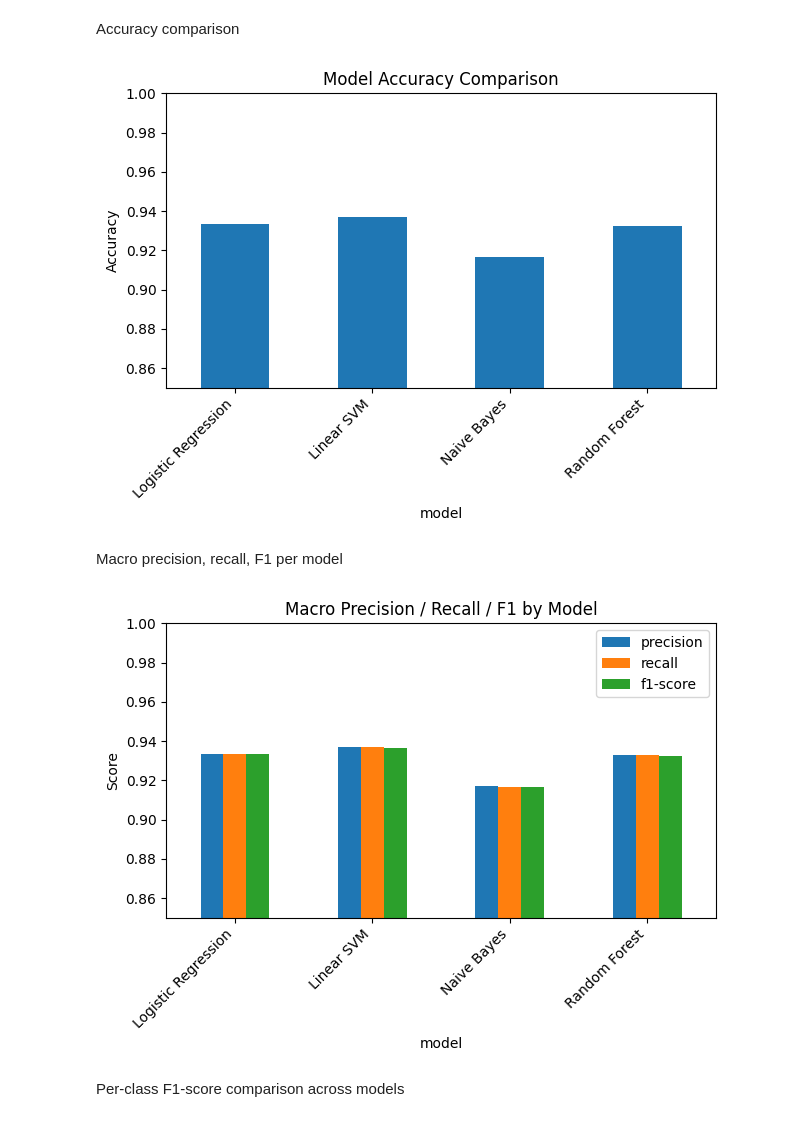
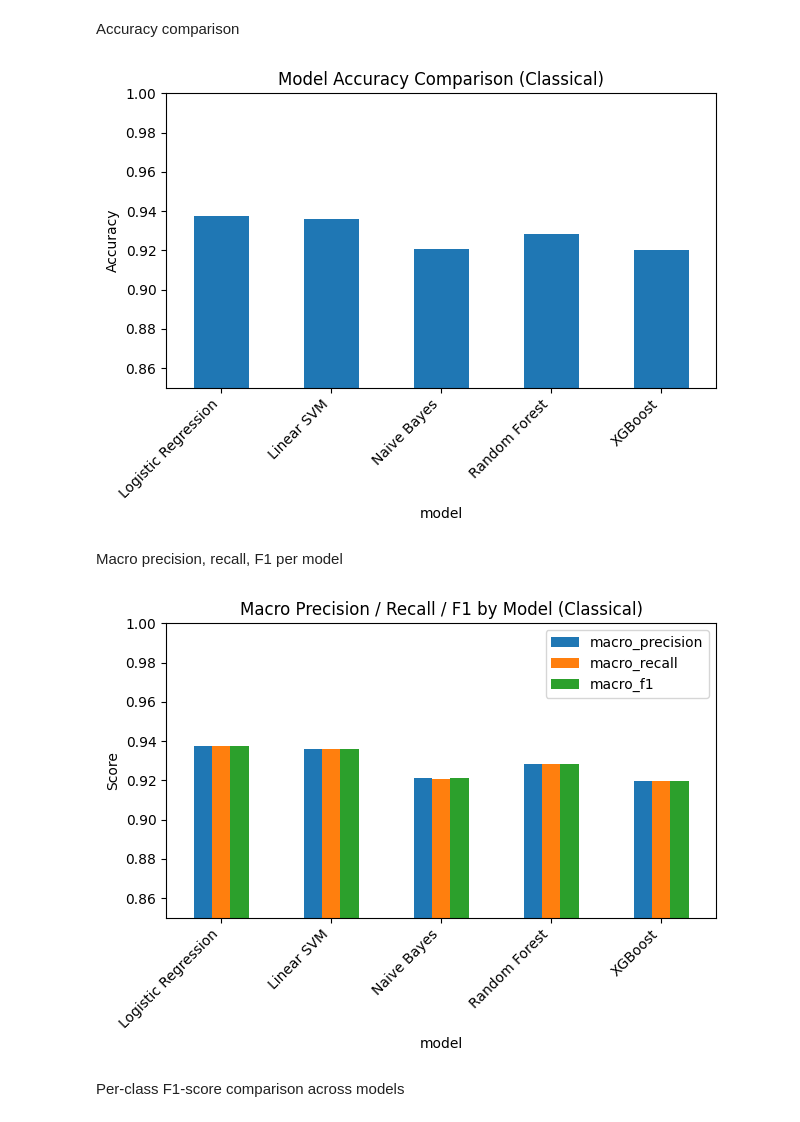
Before and after one commit to ozense1/emotion_classify, a Jupyter notebook: 1_classical_model.ipynb, the cells around one changed output. Saved outputs shown, nothing was run; the diff lists cells and outputs as text; code cells hidden in the pictures.

```diff
--- a/1_classical_model.ipynb
+++ b/1_classical_model.ipynb
@@ -83,2 +316,7 @@ results
 # %% [markdown]
 ## Graphs
+# %%
+classical_results_df = pd.read_csv('classical_model_macro_results.csv')
+# %%
+classical_results_df.set_index('model')
+classical_results_df
@@ -85,46 +341,36 @@ results
 # %% [markdown]
 Accuracy comparison
 # %%
-import matplotlib.pyplot as plt
-import pandas as pd
+acc_df = classical_results_df[classical_results_df["class"] == "macro avg"][["model", "accuracy"]]
 
-acc_df = pd.DataFrame({
-    'model': list(results.keys()),
-    'accuracy': [results[m]['accuracy'] for m in results]
-})
+acc_df = acc_df.set_index("model")
 
-acc_df = acc_df.set_index('model')
-
-acc_df.plot(kind='bar', legend=False)
-plt.ylabel('Accuracy')
-plt.title('Model Accuracy Comparison')
+acc_df.plot(kind="bar", legend=False)
+plt.ylabel("Accuracy")
+plt.title("Model Accuracy Comparison (Classical)")
 plt.ylim(0.85, 1.0)
-plt.xticks(rotation=45, ha='right')
+plt.xticks(rotation=45, ha="right")
 plt.tight_layout()
 plt.show()
 # %% [output]
-[figure, old version]
+[figure, new version]
 # %% [markdown]
 Macro precision, recall, F1 per model
 # %%
-macro_df = pd.DataFrame({
-    'model': list(results.keys()),
-    'precision': [results[m]['report']['macro avg']['precision'] for m in results],
-    'recall': [results[m]['report']['macro avg']['recall'] for m in results],
-    'f1-score': [results[m]['report']['macro avg']['f1-score'] for m in results],
-})
+macro_df = classical_results_df[classical_results_df["class"] == "macro avg"][["model", "precision", "recall", "f1-score"]]
 
-macro_df = macro_df.set_index('model')
+macro_df = macro_df.set_index("model")
+macro_df.columns = ["macro_precision", "macro_recall", "macro_f1"]
 
-macro_df.plot(kind='bar')
-plt.ylabel('Score')
-plt.title('Macro Precision / Recall / F1 by Model')
+macro_df.plot(kind="bar")
+plt.ylabel("Score")
+plt.title("Macro Precision / Recall / F1 by Model (Classical)")
 plt.ylim(0.85, 1.0)
-plt.xticks(rotation=45, ha='right')
+plt.xticks(rotation=45, ha="right")
 plt.tight_layout()
 plt.show()
 # %% [output]
-[figure, old version]
+[figure, new version]
 # %% [markdown]
 Per-class F1-score comparison across models
 # %%
```
Also changed, not shown: parts of 20 cells of this notebook.
